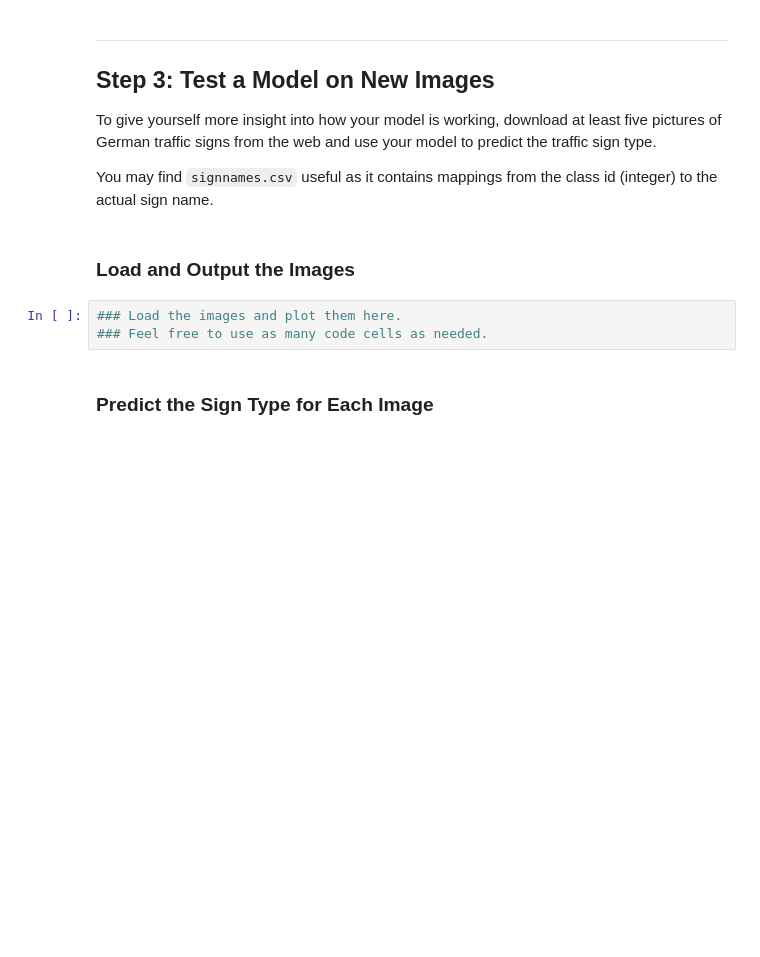
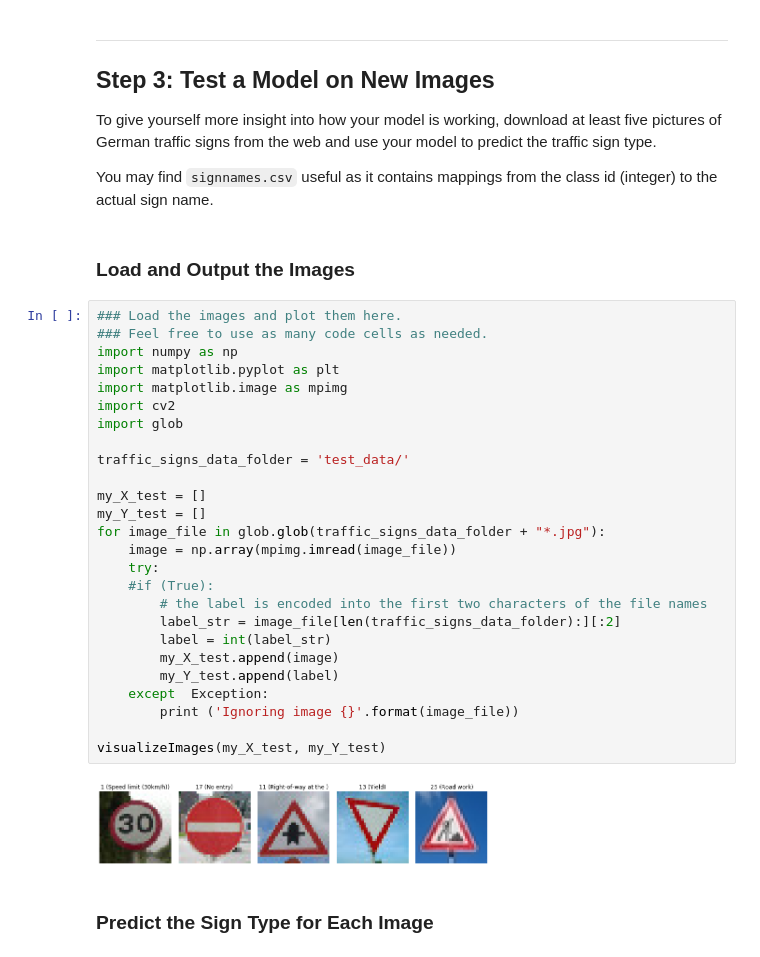
Before and after one commit to mimhof/CarND-Traffic-Sign-Classifier-Project, a Jupyter notebook: Traffic_Sign_Classifier.ipynb, the cells around one changed output. Saved outputs shown, nothing was run; the diff lists cells and outputs as text; blank space fills up the shorter version.

```diff
--- a/Traffic_Sign_Classifier.ipynb
+++ b/Traffic_Sign_Classifier.ipynb
@@ -297,9 +355,34 @@ To give yourself more insight into how your model is working, download at least
 You may find `signnames.csv` useful as it contains mappings from the class id (integer) to the actual sign name.
 # %% [markdown]
 ### Load and Output the Images
-# %%
-### Load the images and plot them here.
-### Feel free to use as many code cells as needed.
+# %%
+### Load the images and plot them here.
+### Feel free to use as many code cells as needed.
+import numpy as np
+import matplotlib.pyplot as plt
+import matplotlib.image as mpimg
+import cv2
+import glob
+
+traffic_signs_data_folder = 'test_data/'
+
+my_X_test = []
+my_Y_test = []
+for image_file in glob.glob(traffic_signs_data_folder + "*.jpg"):
+    image = np.array(mpimg.imread(image_file))
+    try:
+    #if (True):
+        # the label is encoded into the first two characters of the file names
+        label_str = image_file[len(traffic_signs_data_folder):][:2]
+        label = int(label_str)
+        my_X_test.append(image)
+        my_Y_test.append(label)
+    except  Exception:
+        print ('Ignoring image {}'.format(image_file))
+
+visualizeImages(my_X_test, my_Y_test)
+# %% [output]
+[figure, added]
 # %% [markdown]
 ### Predict the Sign Type for Each Image
 # %%
```
Also changed, not shown: parts of 14 cells of this notebook, 7 other files.
